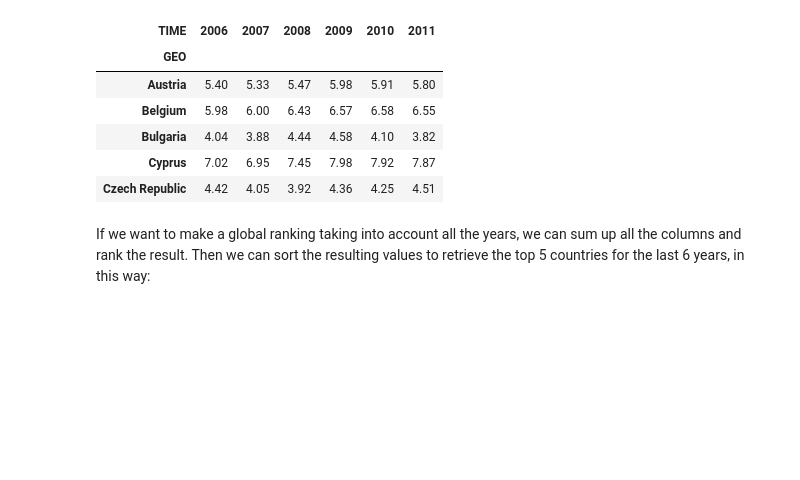
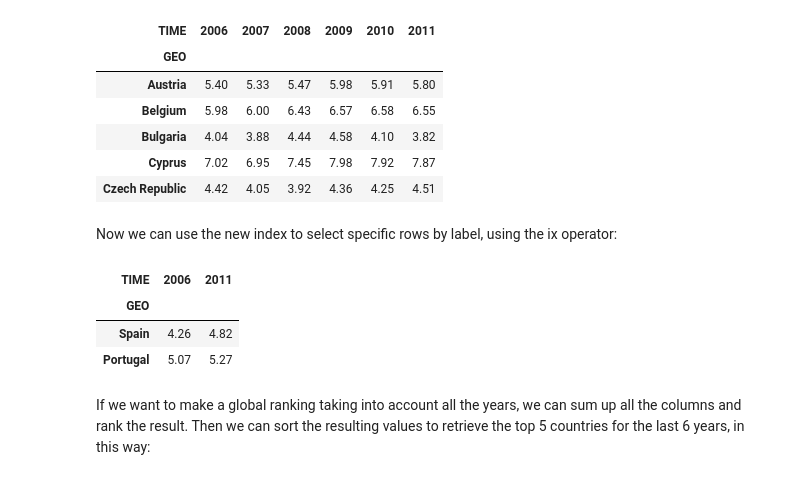
Before and after one commit to rharbird/COMP0015_data_analysis_python, a Jupyter notebook: data_analysis.ipynb, the cells around one changed output. Cells and saved outputs as stored; diff of their text form; code cells hidden in the pictures; blank space fills up the shorter version.

Commit message:
More markdown labelling

```diff
--- a/data_analysis.ipynb
+++ b/data_analysis.ipynb
@@ -335,5 +354,12 @@ Now we can use the new index to select specific rows by label, using the ix oper
+# %% [markdown]
+Now we can use the new index to select specific rows by label, using the ix operator:
 # %%
-pivedu.ix[['Spain', 'Portugal'], [2006, 2011]]
+pivedu.loc[['Spain', 'Portugal'], [2006, 2011]]
+# %% [output]
+| TIME | 2006 | 2011 |
+| GEO |  |  |
+| Spain | 4.26 | 4.82 |
+| Portugal | 5.07 | 5.27 |
 # %% [markdown]
 If we want to make a global ranking taking into account all the years, we can sum up all the columns and rank the result. Then we can sort the resulting values to retrieve the top 5 countries for the last 6 years, in this way:
 # %%
```
Also changed, not shown: parts of 5 cells of this notebook.
